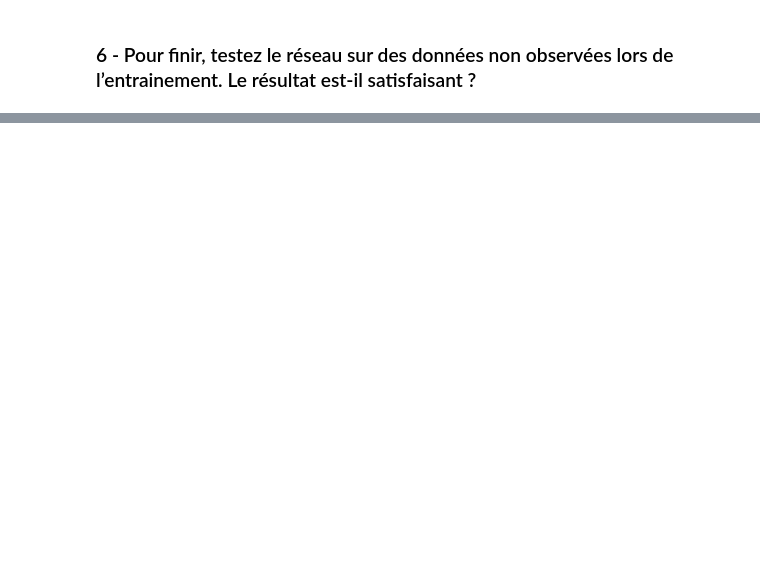
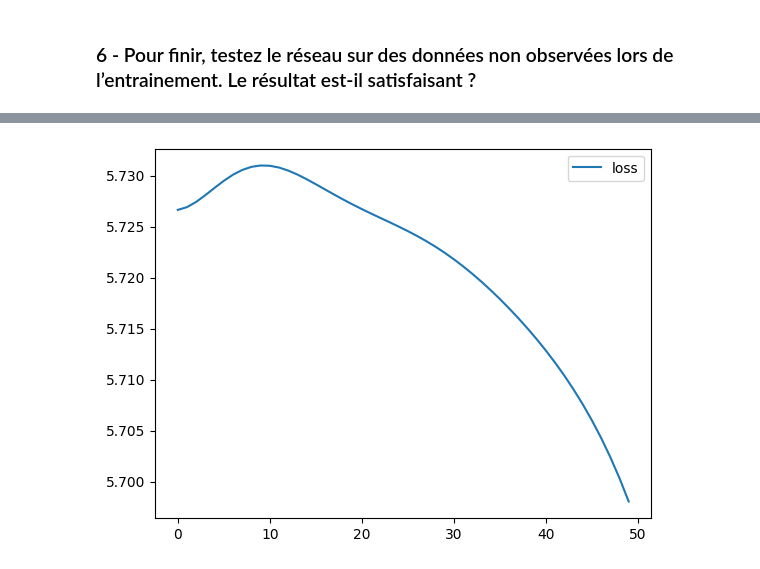
Before and after one commit to Angel0503/DeepLearning, a Jupyter notebook: Convolution/TD2.ipynb, the cells around one changed output, grey strips where cells are left out. Cells and saved outputs as stored; diff of their text form; code cells hidden in the pictures; blank space fills up the shorter version.

```diff
--- a/Convolution/TD2.ipynb
+++ b/Convolution/TD2.ipynb
@@ -466,0 +571,8 @@ model.compile(loss='categorical_crossentropy', optimizer=adam, metrics=['accurac
+# %%
+df = pd.DataFrame({
+    'loss': history_test.history['loss']
+})
+
+lines = df.plot.line()
+# %% [output]
+[figure, added]
```
Also changed, not shown: parts of 14 cells of this notebook.
